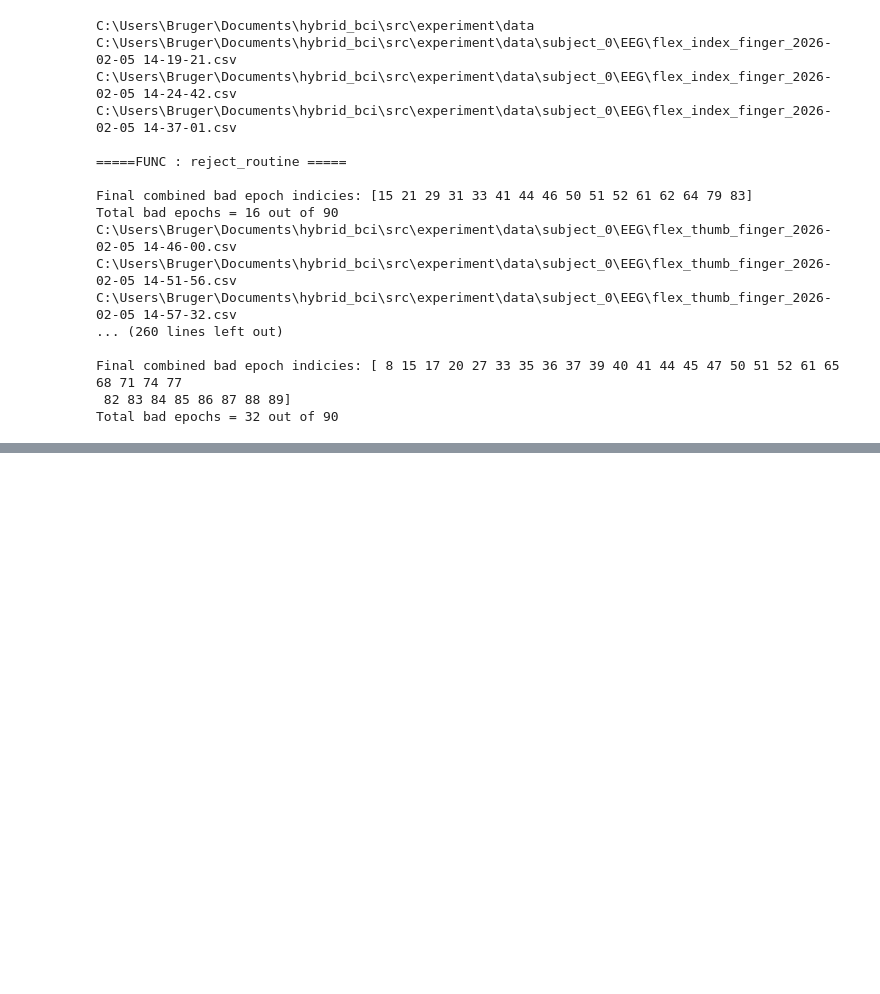
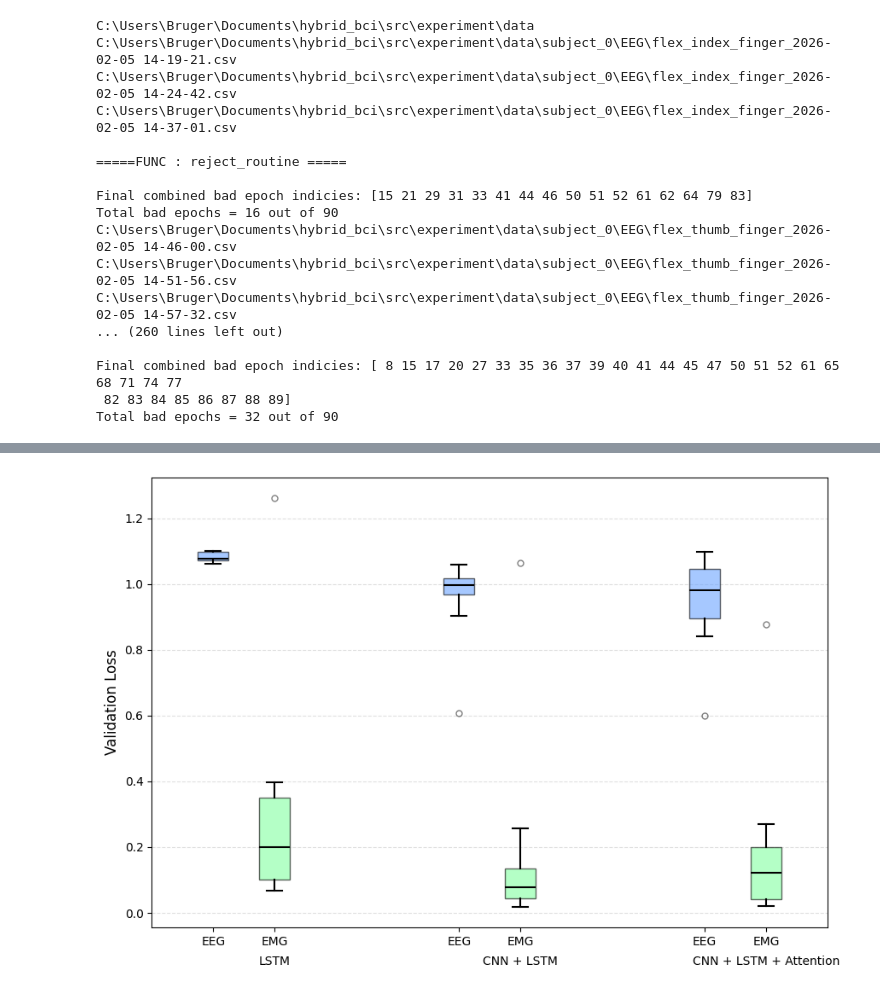
Before and after one commit to Bornholmersild/hybrid_bci, a Jupyter notebook: src/models/statistics_analysis.ipynb, the cells around one changed output, grey strips where cells are left out. Drawn from its saved outputs; the diff is of its cells as text; code cells hidden in the pictures; blank space fills up the shorter version.

```diff
--- a/src/models/statistics_analysis.ipynb
+++ b/src/models/statistics_analysis.ipynb
@@ -248,0 +514,18 @@ prefrontal, beta: p=0.0432
+# %%
+losses = bv_summary_vloss
+
+stat, p = friedmanchisquare(
+    losses['model1'],
+    losses['model2'],
+    losses['model3']
+)
+
+print(f"Friedman test: stat={stat:.4f}, p={p:.4f}")
+
+pairs = list(itertools.combinations(range(len(models_ids)), 2))
+
+for i, j in pairs:
+    i_id = models_ids[i]
+    j_id = models_ids[j]
+    stat, p = wilcoxon(losses[i_id], losses[j_id])
+    print(f"Model {i_id} vs {j_id}: p={p:.4f}")
@@ -248,0 +694,81 @@ prefrontal, beta: p=0.0432
+# %%
+select_data = bv_summary_vloss
+
+networks = ['LSTM', 'CNN + LSTM', 'CNN + LSTM + Attention']
+models = ['model1', 'model2', 'model3']
+modalities = ['EEG', 'EMG']
+
+plt.figure(figsize=(9, 6))
+
+positions = []
+data_to_plot = []
+colors = []
+
+# --- Layout parameters ---
+group_spacing = 1.0
+box_spacing = 0.5
+
+pos = 0
+xticks = []
+xtick_labels = []
+
+# Color per modality (consistent across models)
+modality_colors = {
+    'EEG': "#6BA4FF",
+    'EMG': "#83FFA0",
+    'Fusion': "#FF6469"
+}
+
+# --- Build positions + data ---
+for model in models:
+    start = pos
+
+    for mod, net in zip(modalities, networks):
+        positions.append(pos)
+        data_to_plot.append(select_data[model][mod])
+        colors.append(modality_colors[mod])
+
+        xtick_labels.append(mod)
+        pos += box_spacing
+
+    center = start + box_spacing
+    xticks.append(center)
+
+    pos += group_spacing
+
+# --- Plot ---
+box = plt.boxplot(
+    data_to_plot,
+    positions=positions,
+    widths=0.25,
+    patch_artist=True,
+    medianprops=dict(color='black', linewidth=1.5),
+    whiskerprops=dict(linewidth=1.5),
+    capprops=dict(linewidth=1.5),
+    flierprops=dict(marker='o', markersize=5, alpha=0.5)
+)
+
+# --- Apply colors ---
+for patch, color in zip(box['boxes'], colors):
+    patch.set_facecolor(color)
+    patch.set_alpha(0.6)
+
+# --- Grid ---
+plt.grid(axis='y', linestyle='--', alpha=0.4)
+
+# --- X ticks (modalities) ---
+plt.xticks(positions, xtick_labels)
+
+# --- Model labels underneath ---
+for center, model in zip(xticks, networks):
+    plt.text(center, -0.13, model, ha='center', va='top')
+
+# --- Labels ---
+plt.ylabel("Validation Loss", fontsize=12)
+plt.xlabel("")
+
+plt.tight_layout()
+# plt.savefig('grouped_boxplot_modalities.png', dpi=400, bbox_inches='tight')
+plt.show()
+# %% [output]
+[figure, added]
```
Also changed, not shown: parts of 29 cells of this notebook, 7 other files.
